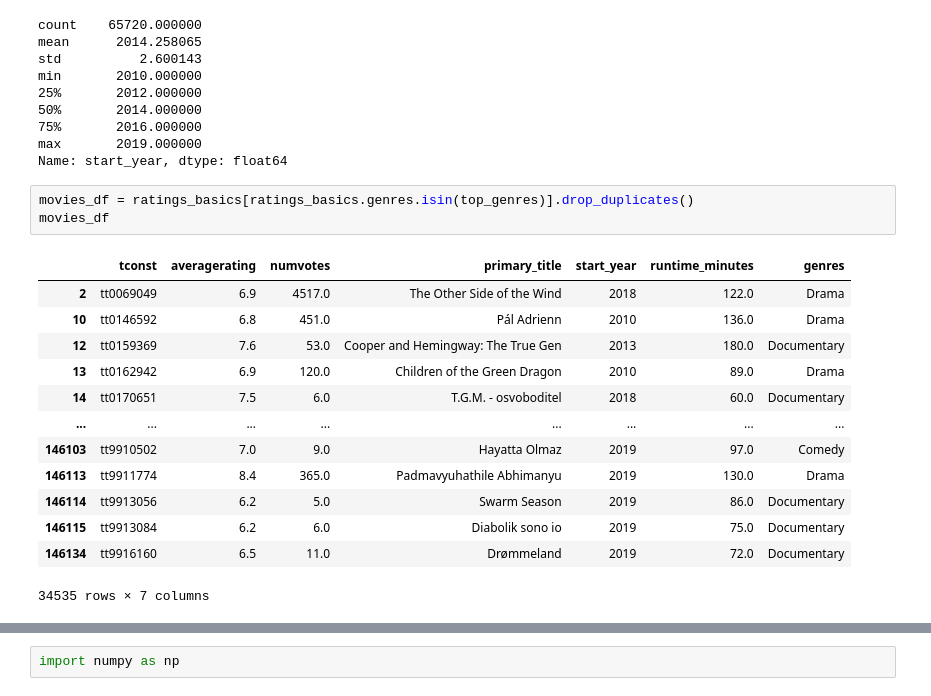
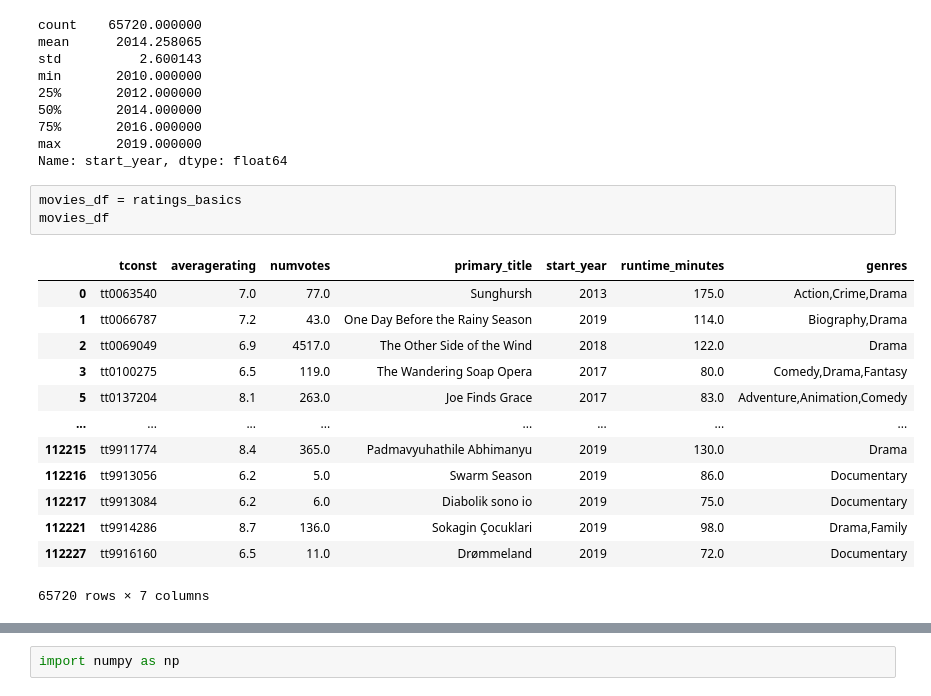
Before and after one commit to EmmaChoate/microsoft_movie_analysis, a Jupyter notebook: data/zippedData/Project 1 Data.ipynb, the cells around one changed output, grey strips where cells are left out. Drawn from its saved outputs; the diff is of its cells as text.

```diff
--- a/data/zippedData/Project 1 Data.ipynb
+++ b/data/zippedData/Project 1 Data.ipynb
@@ -251,21 +224,21 @@ min       2010.000000
 max       2019.000000
 Name: start_year, dtype: float64
 # %%
-movies_df = ratings_basics[ratings_basics.genres.isin(top_genres)].drop_duplicates()
+movies_df = ratings_basics
 movies_df
 # %% [output]
 |  | tconst | averagerating | numvotes | primary_title | start_year | runtime_minutes | genres |
+| 0 | tt0063540 | 7.0 | 77.0 | Sunghursh | 2013 | 175.0 | Action,Crime,Drama |
+| 1 | tt0066787 | 7.2 | 43.0 | One Day Before the Rainy Season | 2019 | 114.0 | Biography,Drama |
 | 2 | tt0069049 | 6.9 | 4517.0 | The Other Side of the Wind | 2018 | 122.0 | Drama |
-| 10 | tt0146592 | 6.8 | 451.0 | Pál Adrienn | 2010 | 136.0 | Drama |
-| 12 | tt0159369 | 7.6 | 53.0 | Cooper and Hemingway: The True Gen | 2013 | 180.0 | Documentary |
-| 13 | tt0162942 | 6.9 | 120.0 | Children of the Green Dragon | 2010 | 89.0 | Drama |
-| 14 | tt0170651 | 7.5 | 6.0 | T.G.M. - osvoboditel | 2018 | 60.0 | Documentary |
+| 3 | tt0100275 | 6.5 | 119.0 | The Wandering Soap Opera | 2017 | 80.0 | Comedy,Drama,Fantasy |
+| 5 | tt0137204 | 8.1 | 263.0 | Joe Finds Grace | 2017 | 83.0 | Adventure,Animation,Comedy |
 | ... | ... | ... | ... | ... | ... | ... | ... |
-| 146103 | tt9910502 | 7.0 | 9.0 | Hayatta Olmaz | 2019 | 97.0 | Comedy |
-| 146113 | tt9911774 | 8.4 | 365.0 | Padmavyuhathile Abhimanyu | 2019 | 130.0 | Drama |
-| 146114 | tt9913056 | 6.2 | 5.0 | Swarm Season | 2019 | 86.0 | Documentary |
-| 146115 | tt9913084 | 6.2 | 6.0 | Diabolik sono io | 2019 | 75.0 | Documentary |
-| 146134 | tt9916160 | 6.5 | 11.0 | Drømmeland | 2019 | 72.0 | Documentary |
+| 112215 | tt9911774 | 8.4 | 365.0 | Padmavyuhathile Abhimanyu | 2019 | 130.0 | Drama |
+| 112216 | tt9913056 | 6.2 | 5.0 | Swarm Season | 2019 | 86.0 | Documentary |
+| 112217 | tt9913084 | 6.2 | 6.0 | Diabolik sono io | 2019 | 75.0 | Documentary |
+| 112221 | tt9914286 | 8.7 | 136.0 | Sokagin Çocuklari | 2019 | 98.0 | Drama,Family |
+| 112227 | tt9916160 | 6.5 | 11.0 | Drømmeland | 2019 | 72.0 | Documentary |
-34535 rows × 7 columns
+65720 rows × 7 columns
 # %%
 #now filter out movies with low number of votes
```
Also changed, not shown: parts of 49 cells of this notebook.
